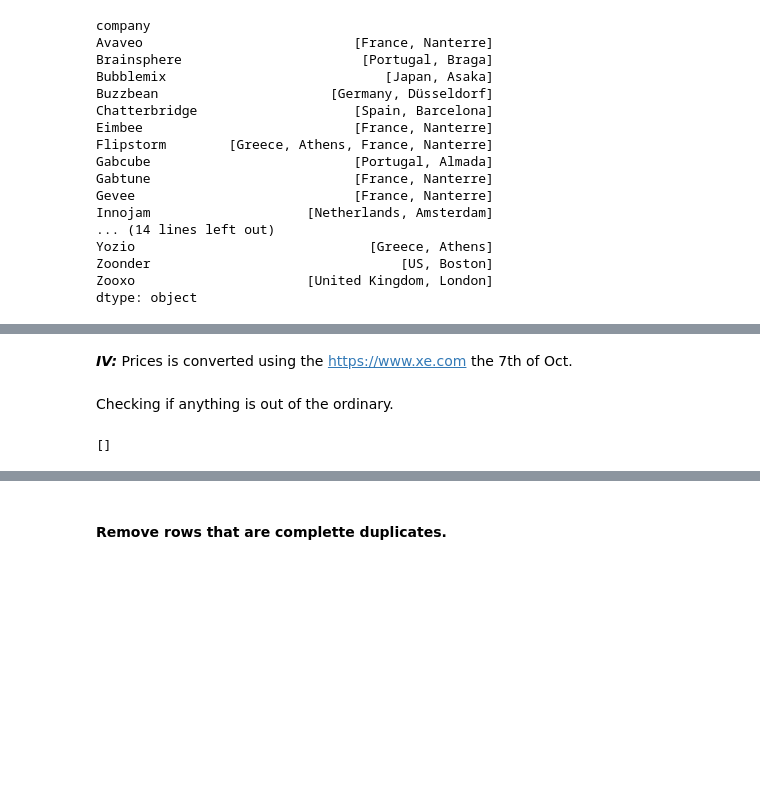
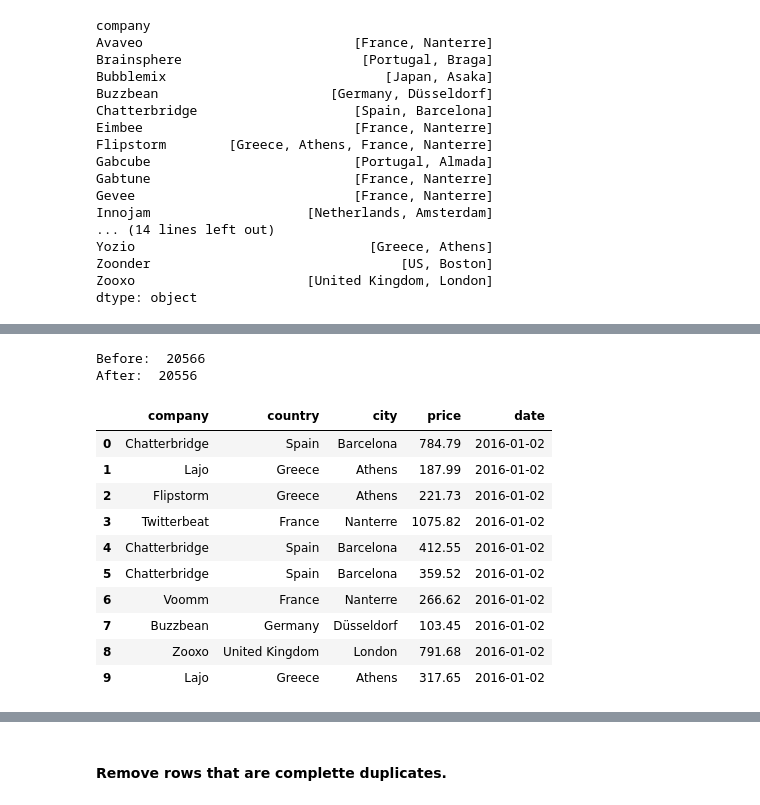
Before and after one commit to vincentvendius/Computational-tools-project-1, a Jupyter notebook: Project1_CustomerDatabase.ipynb, the cells around one changed output, grey strips where cells are left out. Saved outputs shown, nothing was run; the diff lists cells and outputs as text; code cells hidden in the pictures; blank space fills up the shorter version.

```diff
--- a/Project1_CustomerDatabase.ipynb
+++ b/Project1_CustomerDatabase.ipynb
@@ -302,9 +288,0 @@ for i in range(0,len(df)):
-# %%
-import numpy as np
-
-start = []
-end = []
-
-for i in wrong_price:
-    start.append(i[:1])
-    end.append(i[-1:])
@@ -319,5 +358,25 @@ print(np.unique(end))
 # %%
 remove_price = []
+
+print('Before: ', len(df))
 for index, row in df.iterrows():
-    if pd.isna(row['price']) == True or row['price'] == '-' or row['price'][:1] == 'n' or row['price'][:1] == 'v':
+    if row['price'] == 'void' or row['price'] == 'na' or row['price'] == 'nan' or row['price'] == '-':
         remove_price.append(index)
+df.drop(remove_price, inplace = True)
+print('After: ', len(df), '\n')
+
+df.head(10)
+# %% [output]
+Before:  20566
+After:  20556
+|  | company | country | city | price | date |
+| 0 | Chatterbridge | Spain | Barcelona | 784.79 | 2016-01-02 |
+| 1 | Lajo | Greece | Athens | 187.99 | 2016-01-02 |
+| 2 | Flipstorm | Greece | Athens | 221.73 | 2016-01-02 |
+| 3 | Twitterbeat | France | Nanterre | 1075.82 | 2016-01-02 |
+| 4 | Chatterbridge | Spain | Barcelona | 412.55 | 2016-01-02 |
+| 5 | Chatterbridge | Spain | Barcelona | 359.52 | 2016-01-02 |
+| 6 | Voomm | France | Nanterre | 266.62 | 2016-01-02 |
+| 7 | Buzzbean | Germany | Düsseldorf | 103.45 | 2016-01-02 |
+| 8 | Zooxo | United Kingdom | London | 791.68 | 2016-01-02 |
+| 9 | Lajo | Greece | Athens | 317.65 | 2016-01-02 |
@@ -326,2 +382,0 @@ df.drop(remove_price, inplace = True)
-# %% [markdown]
-***IV:*** Prices is converted using the https://www.xe.com the 7th of Oct.
@@ -356,6 +382,0 @@ for i in range(0,len(df)):
-# %% [markdown]
-Checking if anything is out of the ordinary.
-# %%
-print(wrong_price)
-# %% [output]
-[]
```
Also changed, not shown: parts of 16 cells of this notebook.
